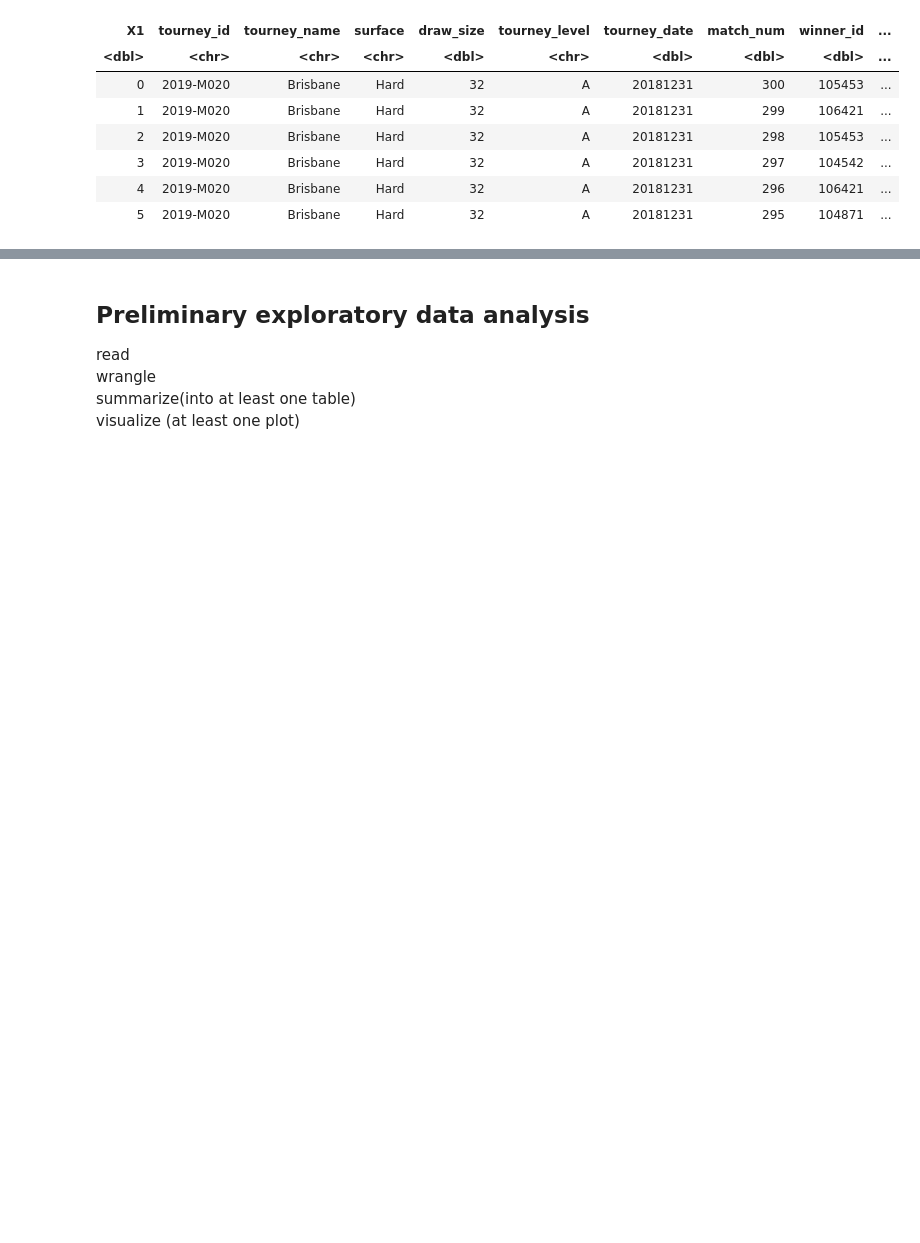
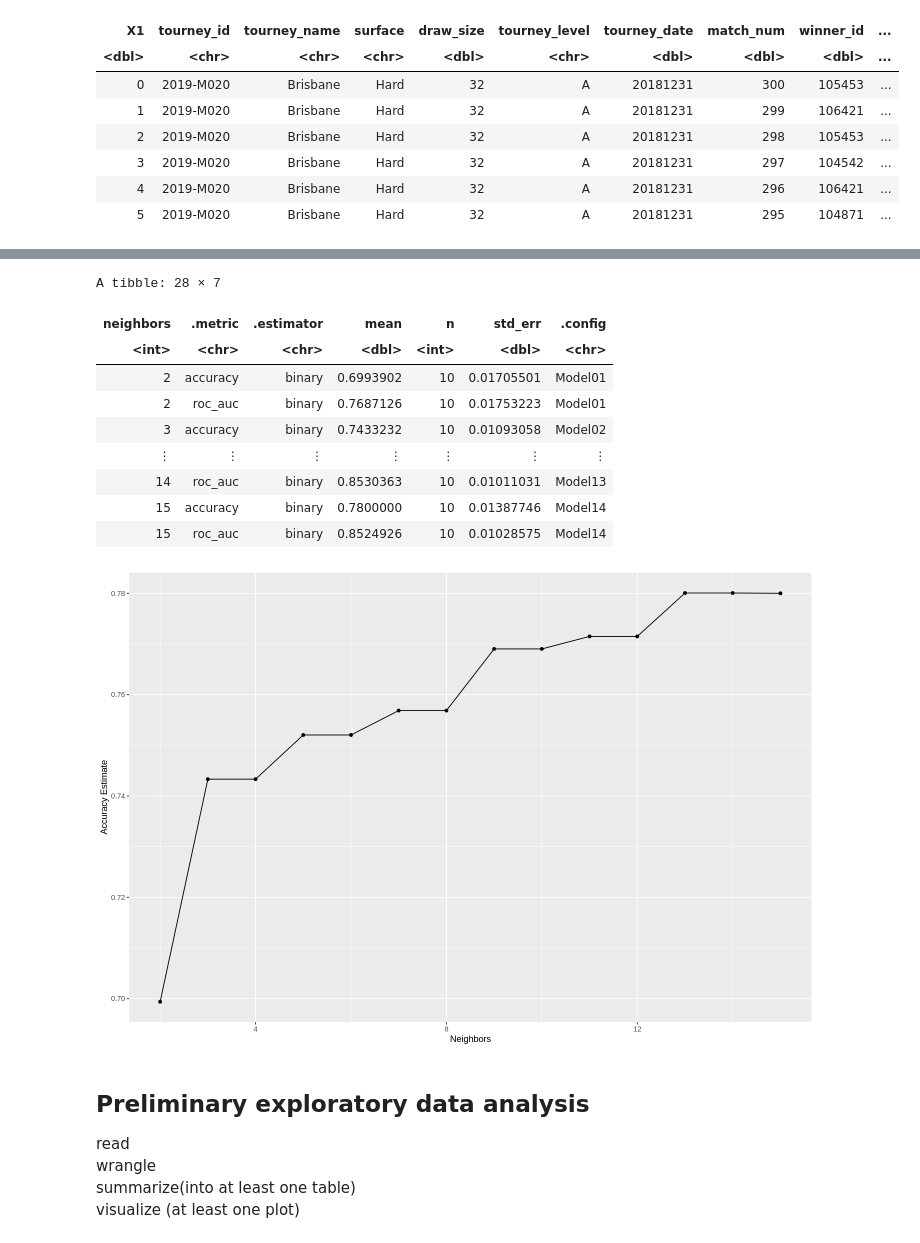
Before and after one commit to SimonYYL/DSCI_100_group19_group_project, a Jupyter notebook: project_proposal_draft.ipynb, the cells around one changed output, grey strips where cells are left out. Drawn from its saved outputs; the diff is of its cells as text; code cells hidden in the pictures; blank space fills up the shorter version.

```diff
--- a/project_proposal_draft.ipynb
+++ b/project_proposal_draft.ipynb
@@ -205,0 +317,19 @@ A tibble: 1 × 1
+# %%
+## evaluation
+set.seed(1)
+tennis_split <- initial_split(stat_matter, prop = 0.75, strata = status)
+tennis_train <- training(tennis_split)
+tennis_test <- testing(tennis_split)
+
+tennis_vfold <- vfold_cv(tennis_train, v = 10, strata = status)
+tennis_vfold
+
+tennis_recipe <- recipe(status ~ ., data = stat_matter) %>%
+                       step_scale(all_predictors()) %>%
+                       step_center(all_predictors())
+
+tennis_fit <- workflow() %>%
+  add_recipe(tennis_recipe) %>%
+  add_model(knn_spec) %>%
+  fit_resamples(resamples = tennis_vfold)
+tennis_fit %>% collect_metrics()
@@ -206,3 +345,34 @@ A tibble: 1 × 1
+# %%
+knn_spec <- nearest_neighbor(weight_func = "rectangular", neighbors = tune()) %>%
+  set_engine("kknn") %>%
+  set_mode("classification")
+set.seed(1)
+knn_results <- workflow() %>%
+  add_recipe(tennis_recipe) %>%
+  add_model(knn_spec) %>%
+  tune_grid(resamples = tennis_vfold, grid = 20) %>%
+  collect_metrics()
+knn_results
+
+accuracies <- knn_results %>%
+  filter(.metric == "accuracy")
+accuracy_vs_k <- ggplot(accuracies, aes(x = neighbors, y = mean)) +
+  geom_point() +
+  geom_line() +
+  labs(x = "Neighbors", y = "Accuracy Estimate")
+accuracy_vs_k
+# %% [output]
+A tibble: 28 × 7
+| neighbors | .metric | .estimator | mean | n | std_err | .config |
+| <int> | <chr> | <chr> | <dbl> | <int> | <dbl> | <chr> |
+| 2 | accuracy | binary | 0.6993902 | 10 | 0.01705501 | Model01 |
+| 2 | roc_auc | binary | 0.7687126 | 10 | 0.01753223 | Model01 |
+| 3 | accuracy | binary | 0.7433232 | 10 | 0.01093058 | Model02 |
+| ⋮ | ⋮ | ⋮ | ⋮ | ⋮ | ⋮ | ⋮ |
+| 14 | roc_auc | binary | 0.8530363 | 10 | 0.01011031 | Model13 |
+| 15 | accuracy | binary | 0.7800000 | 10 | 0.01387746 | Model14 |
+| 15 | roc_auc | binary | 0.8524926 | 10 | 0.01028575 | Model14 |
+[figure, added]
 # %% [markdown]
 ## Preliminary exploratory data analysis
 read
```
Also changed, not shown: parts of 6 cells of this notebook.
